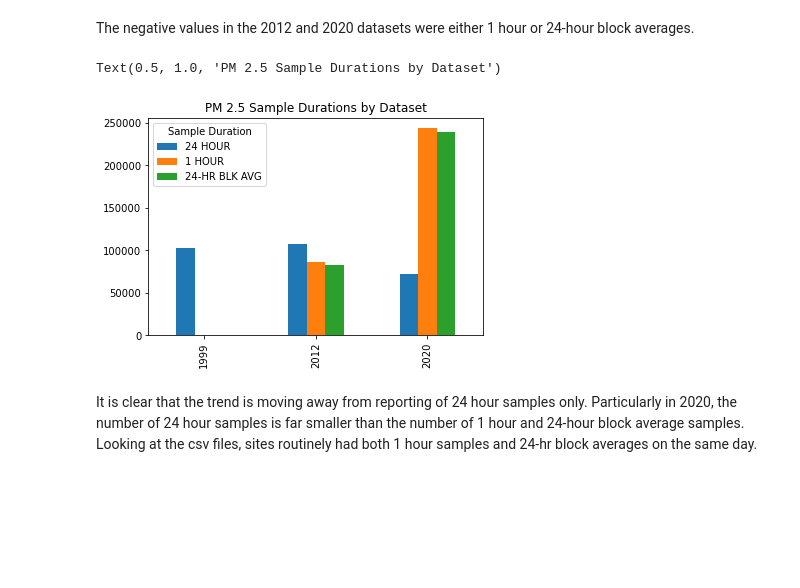
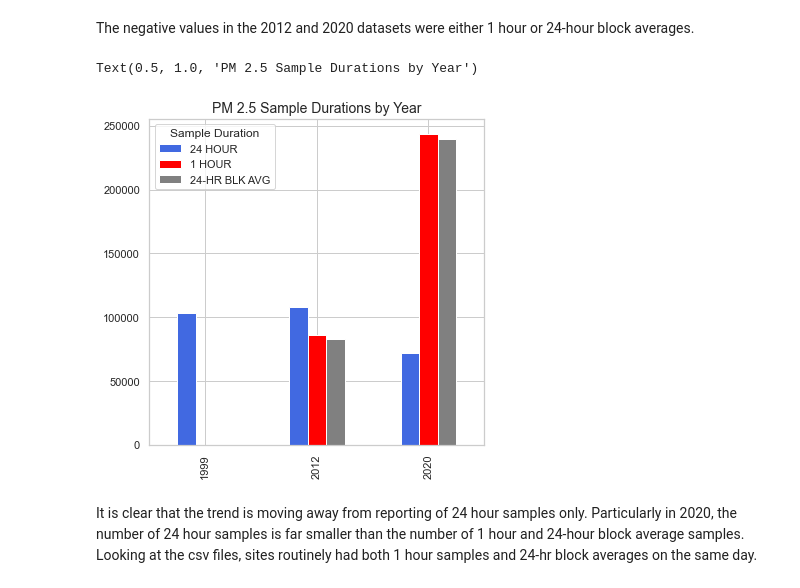
Before and after one commit to mjlaw/FIT_capstone, a Jupyter notebook: Jupyter_notebooks/PM2.5 studies part2.ipynb, the cells around one changed output. Saved outputs shown, nothing was run; the diff lists cells and outputs as text; code cells hidden in the pictures; blank space fills up the shorter version.

Commit message:
final notebook

```diff
--- a/Jupyter_notebooks/PM2.5 studies part2.ipynb
+++ b/Jupyter_notebooks/PM2.5 studies part2.ipynb
@@ -172,14 +165,15 @@ The negative values in the 2012 and 2020 datasets were either 1 hour or 24-hour
 # %%
 #Show bar chart of types of sample durations in 1999, 2012, and 2020
 concatenatedSampleDurations = pd.concat([pm0SampleDuration, pm1SampleDuration, pm2SampleDuration], axis = 1, keys = ['1999', '2012', '2020'])
 transposedSampleDurations = concatenatedSampleDurations.transpose()
-fig = plt.figure
-transposedSampleDurations.plot(kind = 'bar')
-#sns.barplot(x=transposedSampleDurations.index, y=transposedSampleDurations.iloc[:, 1:], data=transposedSampleDurations, palette= 'coolwarm')
-plt.title('PM 2.5 Sample Durations by Dataset')
+
+palette = ['royalblue', 'red','gray']
+sns.set(style='whitegrid', context='notebook', rc={'figure.figsize': (6,6)}, palette=palette)
+ax = transposedSampleDurations.plot(kind = 'bar')
+ax.set_title('PM 2.5 Sample Durations by Year', fontsize=14)
 # %% [output]
-Text(0.5, 1.0, 'PM 2.5 Sample Durations by Dataset')
+Text(0.5, 1.0, 'PM 2.5 Sample Durations by Year')
-[figure, old version]
+[figure, new version]
 # %%
 plt.close()
 # %% [markdown]
```
Also changed, not shown: parts of 86 cells of this notebook, 1 other file.
